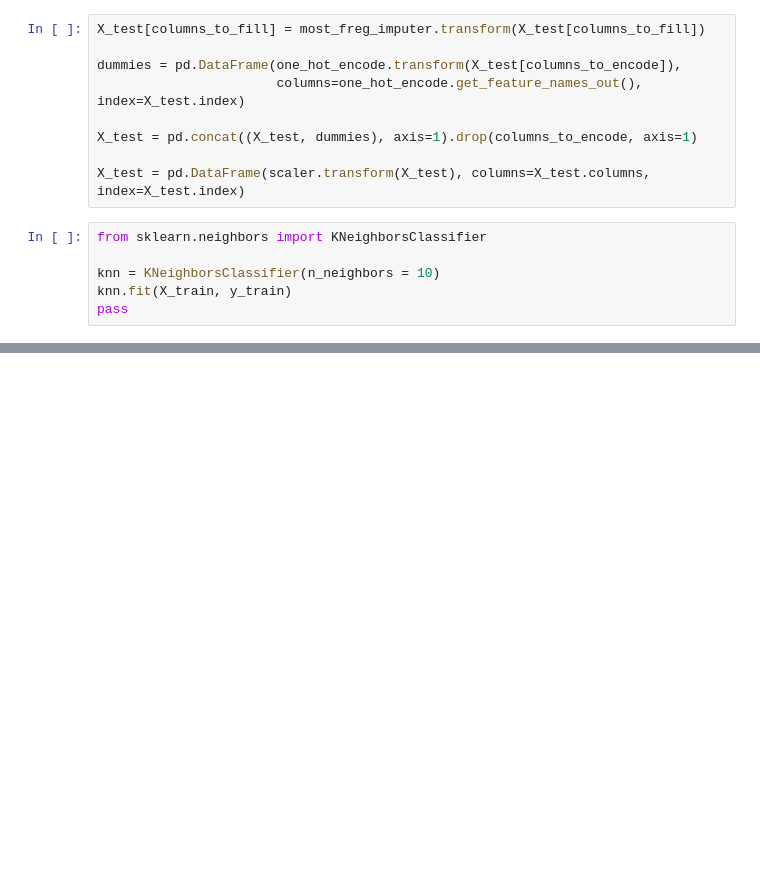
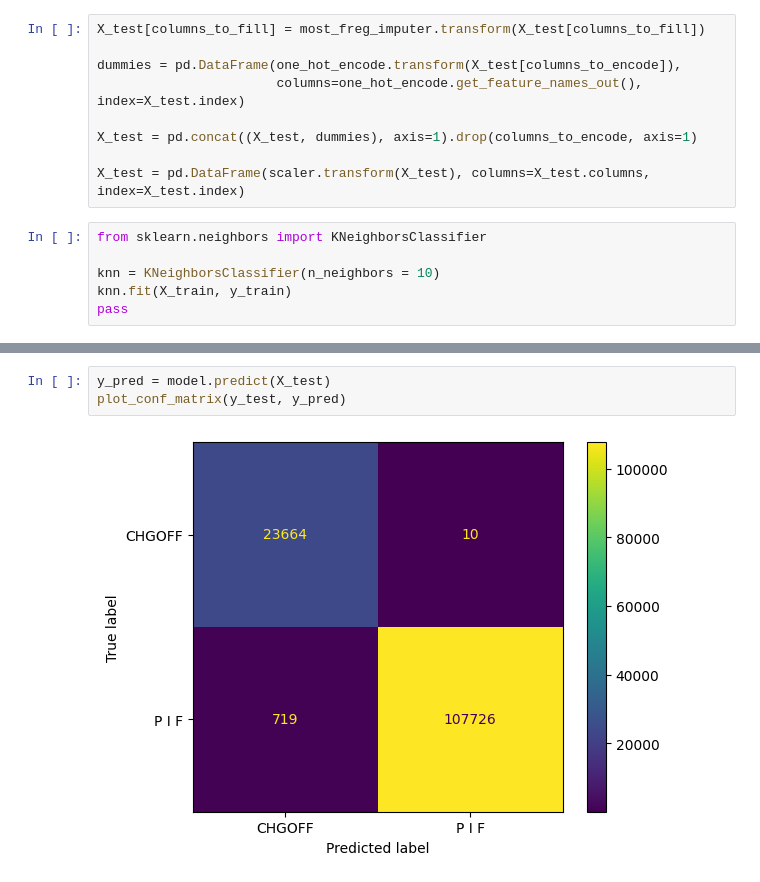
Before and after one commit to RomanMitin/MachineLearningCourse, a Jupyter notebook: Predict_loan_chargeoff.ipynb, the cells around one changed output, grey strips where cells are left out. Drawn from its saved outputs; the diff is of its cells as text; blank space fills up the shorter version.

```diff
--- a/Predict_loan_chargeoff.ipynb
+++ b/Predict_loan_chargeoff.ipynb
@@ -304,0 +317,5 @@ err_test
+# %%
+y_pred = model.predict(X_test)
+plot_conf_matrix(y_test, y_pred)
+# %% [output]
+[figure, added]
```
Also changed, not shown: parts of 37 cells of this notebook, 1 other file.
